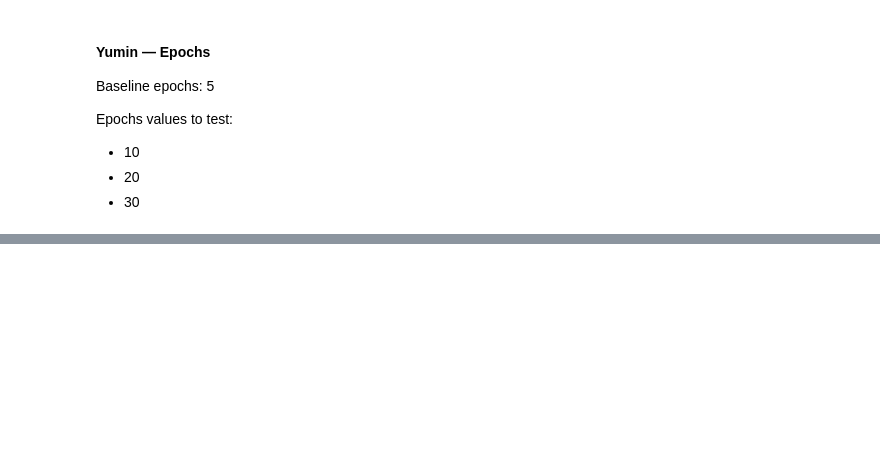
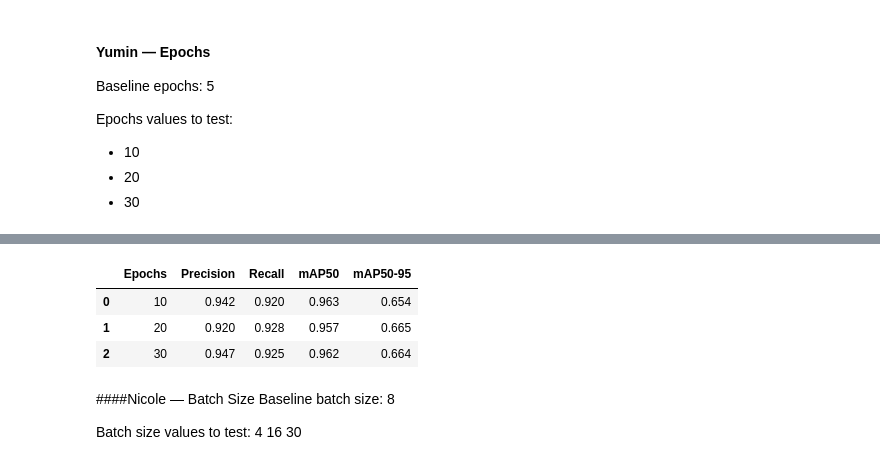
Before and after one commit to michelleuu/IAT360-Driver-Drowsiness-Computer-Vision-Project-, a Jupyter notebook: DriverDrowsinessYolo8.ipynb, the cells around one changed output, grey strips where cells are left out. Cells and saved outputs as stored; diff of their text form; code cells hidden in the pictures; blank space fills up the shorter version.

Commit message:
Add epochs hyperparameter tuning - Yumin

```diff
--- a/DriverDrowsinessYolo8.ipynb
+++ b/DriverDrowsinessYolo8.ipynb
@@ -713,0 +795,35 @@ albumentations: Blur(p=0.01, blur_limit=(3, 7)), MedianBlur(p=0.01, blur_limit=(
+# %%
+!pip install pandas
+import pandas as pd
+from pathlib import Path
+
+results_dir = Path("runs/detect/Driver_Drowsiness")
+
+experiments = {
+    "epochs_10_adamw": 10,
+    "epochs_20_adamw": 20,
+    "epochs_30_adamw": 30
+}
+
+results = []
+
+for name, ep in experiments.items():
+    df = pd.read_csv(results_dir / name / "results.csv")
+    df.columns = df.columns.str.strip()
+    best = df.loc[df["metrics/mAP50-95(B)"].idxmax()]
+    results.append({"Epochs": ep, "Precision": round(best["metrics/precision(B)"], 4), "Recall": round(best["metrics/recall(B)"], 4), "mAP50": round(best["metrics/mAP50(B)"], 4), "mAP50-95": round(best["metrics/mAP50-95(B)"], 4)})
+
+display(
+    results_df.style
+    .format({
+        "Precision": "{:.3f}",
+        "Recall": "{:.3f}",
+        "mAP50": "{:.3f}",
+        "mAP50-95": "{:.3f}"
+    })
+    .set_table_styles([
+        {"selector": "tbody tr:nth-child(even)", "props": [("background-color", "#f2f2f2")]},
+        {"selector": "td", "props": [("padding", "10px 18px"), ("text-align", "center")]}
+    ])
+)
+# %% [output]
@@ -713,0 +844,12 @@ albumentations: Blur(p=0.01, blur_limit=(3, 7)), MedianBlur(p=0.01, blur_limit=(
+|  | Epochs | Precision | Recall | mAP50 | mAP50-95 |
+| 0 | 10 | 0.942 | 0.920 | 0.963 | 0.654 |
+| 1 | 20 | 0.920 | 0.928 | 0.957 | 0.665 |
+| 2 | 30 | 0.947 | 0.925 | 0.962 | 0.664 |
+# %% [markdown]
+####Nicole — Batch Size
+Baseline batch size: 8
+
+Batch size values to test:
+4
+16
+30
```
Also changed, not shown: parts of 19 cells of this notebook.
